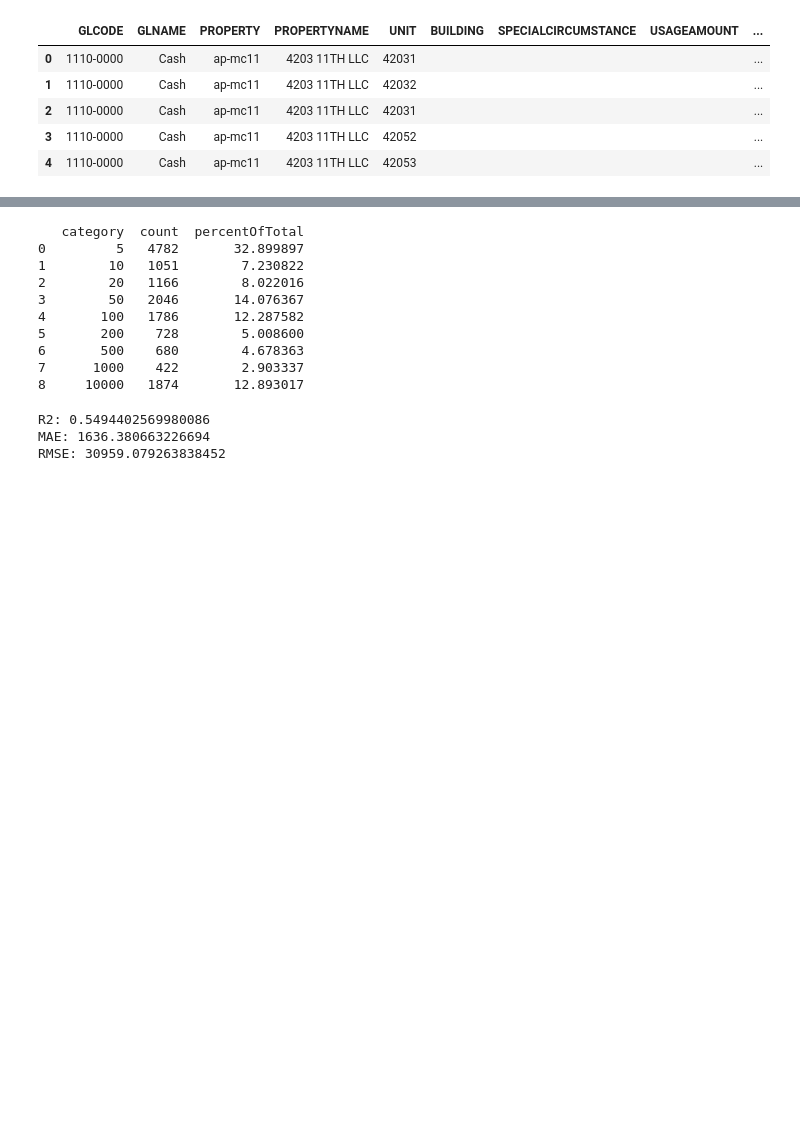
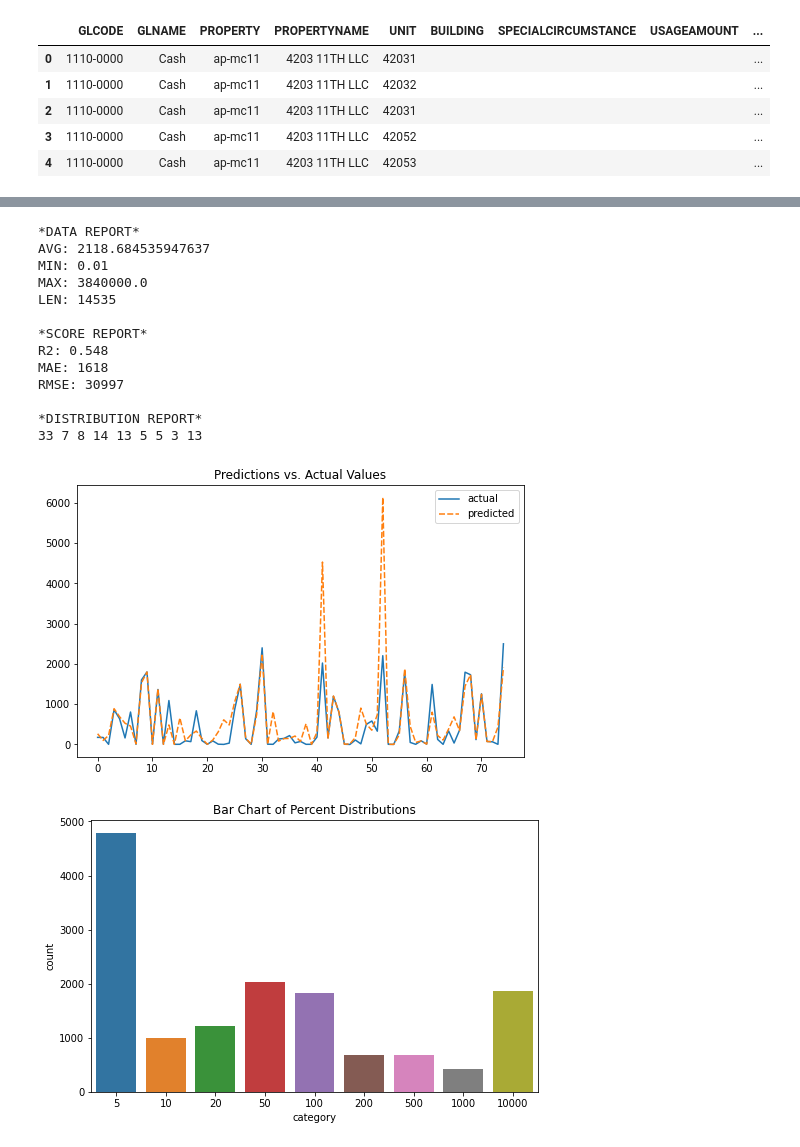
Before and after one commit to vedantsinghania05/rent-payment-outlier, a Jupyter notebook: outlier3.ipynb, the cells around one changed output, grey strips where cells are left out. Drawn from its saved outputs; the diff is of its cells as text; code cells hidden in the pictures; blank space fills up the shorter version.

```diff
--- a/outlier3.ipynb
+++ b/outlier3.ipynb
@@ -98,5 +98,5 @@ XTest = labelXTest.copy()
 # %%
-model = RandomForestRegressor(n_estimators=35, random_state=0)
+model = RandomForestRegressor(n_estimators=25, random_state=0)
 model.fit(XTrain, yTrain)
 
 testPreds = pd.Series(model.predict(XTest))
@@ -128,19 +104,4 @@ print(comparison.iloc[0:25])
 # %%
-percentsList = []
-
-for i in range(0, len(yTest)):
-
-    real = yTest[i]
-    pred = testPreds[i]
-
-    percentOfReal = (pred/real)*100
-    percentOff = abs(100-percentOfReal)
-
-    percentsList.append(round(percentOff, 2))
-
-percentsDf = pd.DataFrame(percentsList, columns=['percentOff'])
-percentsDf.head()
-
 def categorizePercents(p):
     if p>=0 and p<5:
         return 5
@@ -162,30 +123,3 @@ def categorizePercents(p):
         return 10000
     else:
         return 'unknown'
-
-
-percentsDf['category'] = percentsDf.apply(lambda p: categorizePercents(p['percentOff']), axis=1)
-
-percentRangeDf = percentsDf.groupby('category').size().reset_index(name='count')
-percentRangeDf['percentOfTotal'] = percentRangeDf['count']/len(percentsDf.index)*100
-
-print(percentRangeDf)
-# %% [output]
-   category  count  percentOfTotal
-0         5   4782       32.899897
-1        10   1051        7.230822
-2        20   1166        8.022016
-3        50   2046       14.076367
-4       100   1786       12.287582
-5       200    728        5.008600
-6       500    680        4.678363
-7      1000    422        2.903337
-8     10000   1874       12.893017
-# %%
-print('R2:', metrics.r2_score(yTest, testPreds))
-print('MAE:', metrics.mean_absolute_error(yTest, testPreds))
-print('RMSE:', metrics.mean_squared_error(yTest, testPreds, squared=False))
-# %% [output]
-R2: 0.5494402569980086
-MAE: 1636.380663226694
-RMSE: 30959.079263838452
@@ -191,0 +192,18 @@ RMSE: 30959.079263838452
+# %%
+modelReport(yTest, testPreds)
+# %% [output]
+*DATA REPORT*
+AVG: 2118.684535947637
+MIN: 0.01
+MAX: 3840000.0
+LEN: 14535
+
+*SCORE REPORT*
+R2: 0.548
+MAE: 1618
+RMSE: 30997
+
+*DISTRIBUTION REPORT*
+33 7 8 14 13 5 5 3 13
+[figure, added]
+[figure, added]
```
Also changed, not shown: parts of 7 cells of this notebook, 2 other files.
